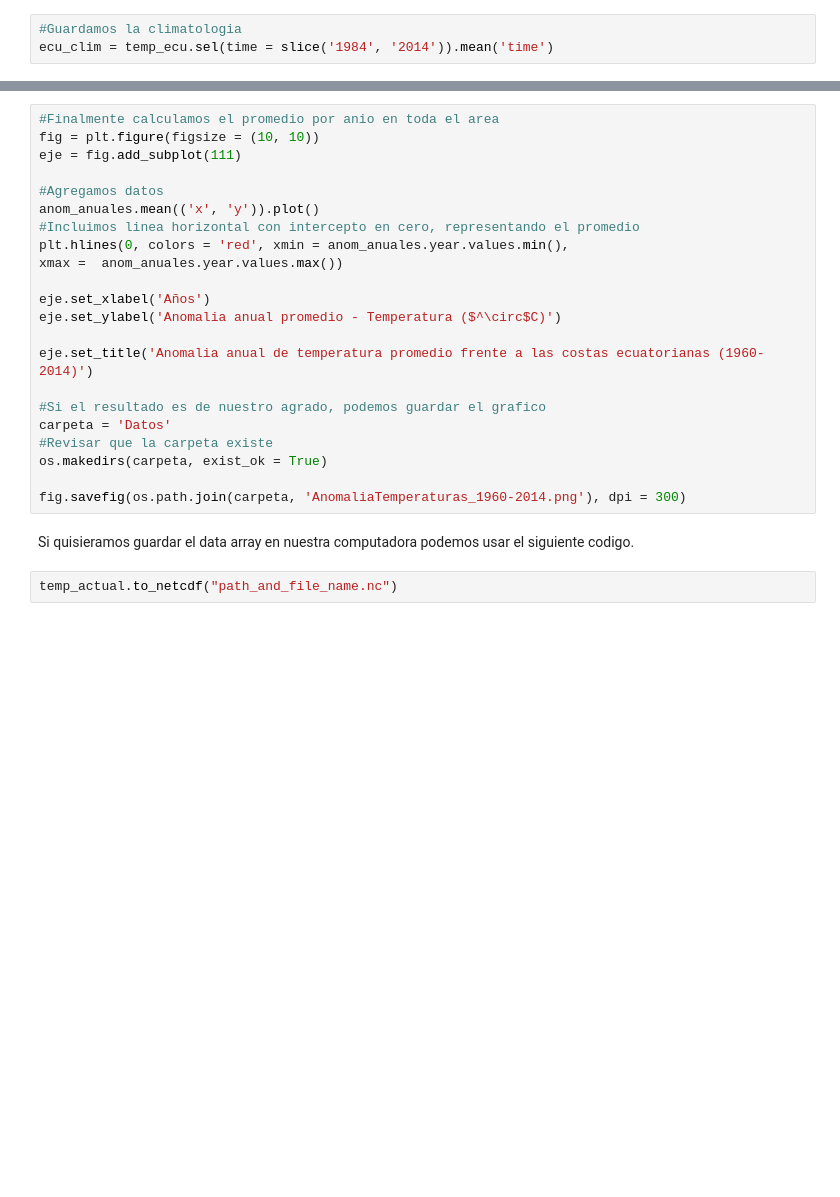
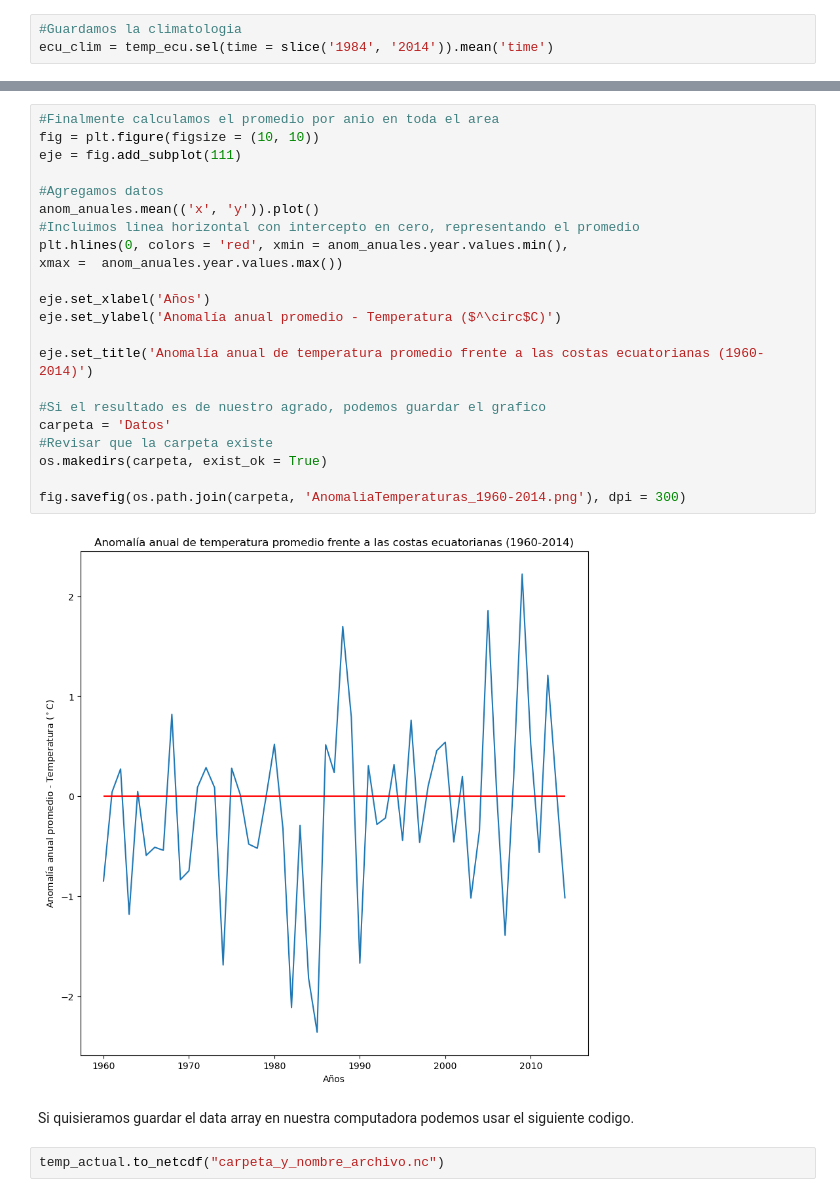
Before and after one commit to lidefi87/CMIP6_Python_SEE, a Jupyter notebook: AccediendoModelosCMIP6.ipynb, the cells around one changed output, grey strips where cells are left out. Cells and saved outputs as stored; diff of their text form; blank space fills up the shorter version.

```diff
--- a/AccediendoModelosCMIP6.ipynb
+++ b/AccediendoModelosCMIP6.ipynb
@@ -247,26 +282,28 @@ anom_anuales
 # %%
 #Finalmente calculamos el promedio por anio en toda el area
 fig = plt.figure(figsize = (10, 10))
 eje = fig.add_subplot(111)
 
 #Agregamos datos
 anom_anuales.mean(('x', 'y')).plot()
 #Incluimos linea horizontal con intercepto en cero, representando el promedio
 plt.hlines(0, colors = 'red', xmin = anom_anuales.year.values.min(),
 xmax =  anom_anuales.year.values.max())
 
 eje.set_xlabel('Años')
-eje.set_ylabel('Anomalia anual promedio - Temperatura ($^\circ$C)')
+eje.set_ylabel('Anomalía anual promedio - Temperatura ($^\circ$C)')
 
-eje.set_title('Anomalia anual de temperatura promedio frente a las costas ecuatorianas (1960-2014)')
+eje.set_title('Anomalía anual de temperatura promedio frente a las costas ecuatorianas (1960-2014)')
 
 #Si el resultado es de nuestro agrado, podemos guardar el grafico
 carpeta = 'Datos'
 #Revisar que la carpeta existe
 os.makedirs(carpeta, exist_ok = True)
 
 fig.savefig(os.path.join(carpeta, 'AnomaliaTemperaturas_1960-2014.png'), dpi = 300)
+# %% [output]
+[figure, added]
 # %% [markdown]
 Si quisieramos guardar el data array en nuestra computadora podemos usar el siguiente codigo.
 # %%
-temp_actual.to_netcdf("path_and_file_name.nc")
+temp_actual.to_netcdf("carpeta_y_nombre_archivo.nc")
```
Also changed, not shown: parts of 5 cells of this notebook, 1 other file.
